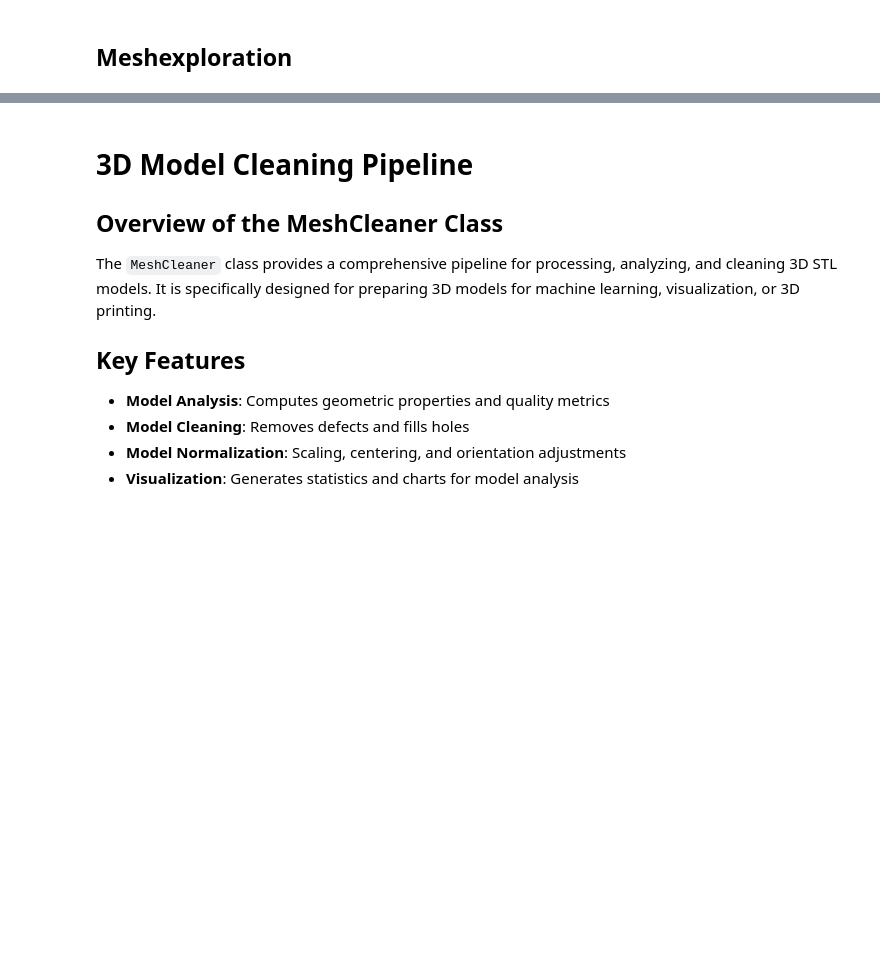
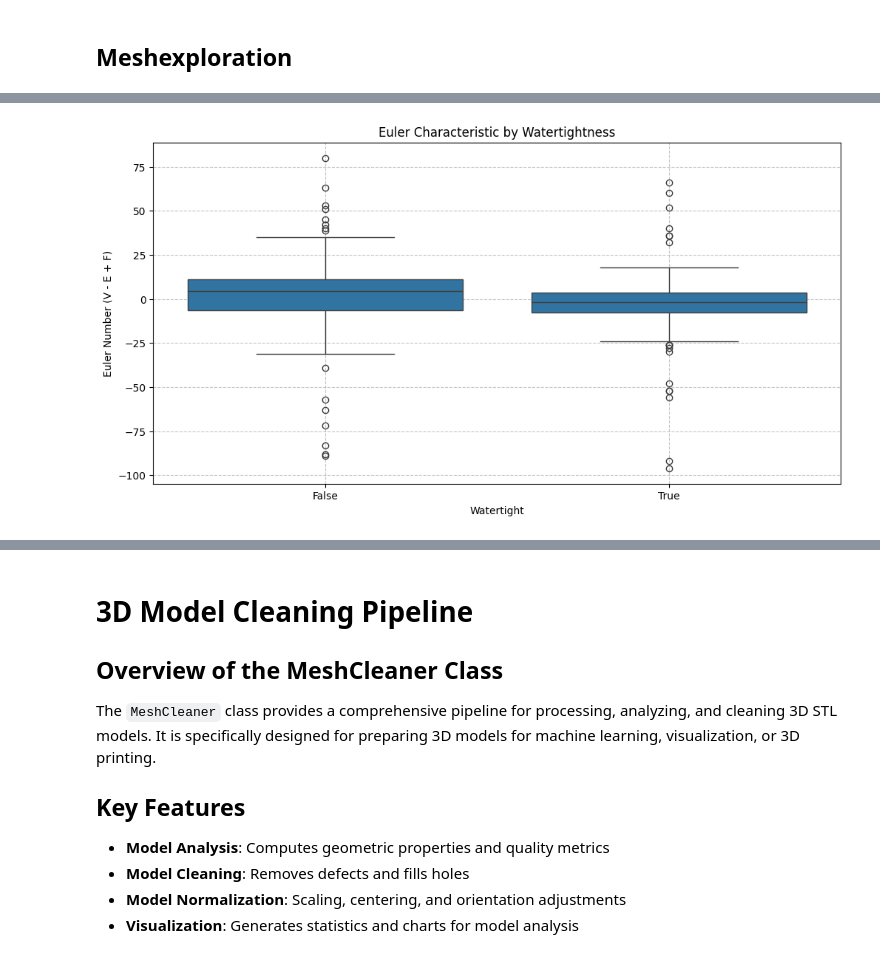
Before and after one commit to 3d-pollen-reconstruction/sequoia, a Jupyter notebook: notebooks/dataset_prep_exploration.ipynb, the cells around one changed output, grey strips where cells are left out. Cells and saved outputs as stored; diff of their text form; code cells hidden in the pictures; blank space fills up the shorter version.

```diff
--- a/notebooks/dataset_prep_exploration.ipynb
+++ b/notebooks/dataset_prep_exploration.ipynb
@@ -24,0 +36,4 @@ Running exploratory analysis of 3D models...
+# %%
+analyzer.analyze_euler_characteristics(df_results)
+# %% [output]
+[figure, added]
```
Also changed, not shown: parts of 9 cells of this notebook, 2 other files.
